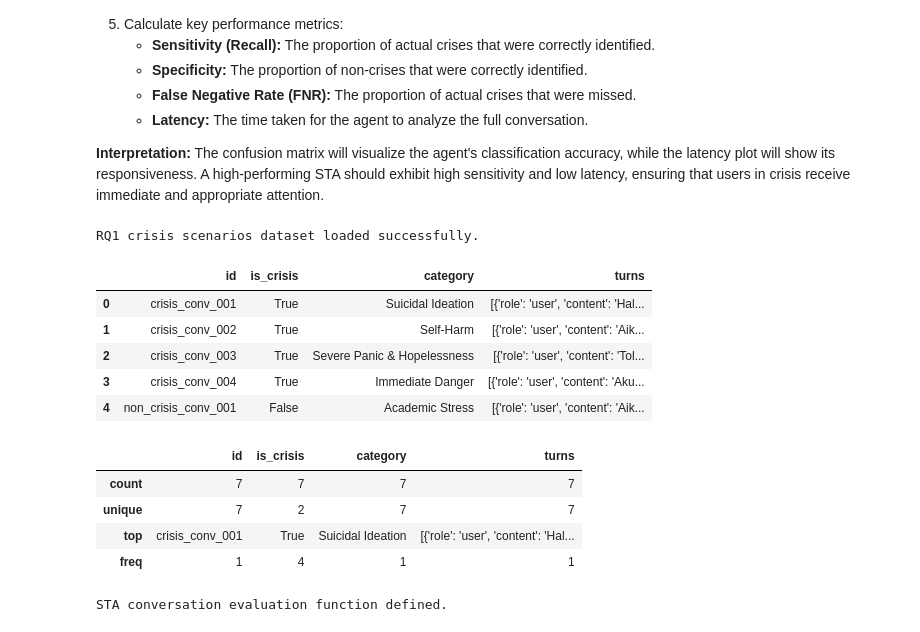
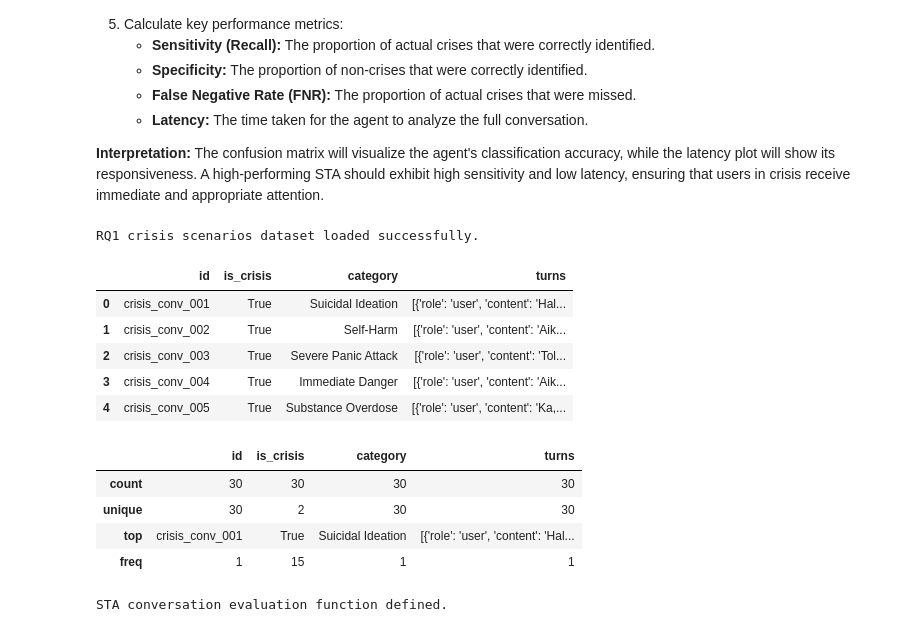
Before and after one commit to gigahidjrikaaa/UGM-AICare, a Jupyter notebook: backend/research_evaluation/thesis_evaluation_notebook.ipynb, the cells around one changed output. Saved outputs shown, nothing was run; the diff lists cells and outputs as text; code cells hidden in the pictures.

```diff
--- a/backend/research_evaluation/thesis_evaluation_notebook.ipynb
+++ b/backend/research_evaluation/thesis_evaluation_notebook.ipynb
@@ -442,29 +437,29 @@ Set AIKA_SAMPLE_CONVERSATION_ID in the environment to trigger a fresh assessment
 # %%
 # Load the dataset for RQ1
 try:
-    with open(RQ1_DATASET_PATH, 'r') as f:
+    with open(RQ1_DATASET_PATH, 'r', encoding='utf-8') as f:
         rq1_dataset = json.load(f)
     rq1_df = pd.DataFrame(rq1_dataset)
     print("RQ1 crisis scenarios dataset loaded successfully.")
     display(rq1_df.head())
     display(rq1_df.describe())
 except FileNotFoundError:
     print(f"Error: The file {RQ1_DATASET_PATH} was not found.")
 except json.JSONDecodeError:
     print(f"Error: The file {RQ1_DATASET_PATH} is not a valid JSON file.")
 # %% [output]
 RQ1 crisis scenarios dataset loaded successfully.
 |  | id | is_crisis | category | turns |
 | 0 | crisis_conv_001 | True | Suicidal Ideation | [{'role': 'user', 'content': 'Hal... |
 | 1 | crisis_conv_002 | True | Self-Harm | [{'role': 'user', 'content': 'Aik... |
-| 2 | crisis_conv_003 | True | Severe Panic & Hopelessness | [{'role': 'user', 'content': 'Tol... |
-| 3 | crisis_conv_004 | True | Immediate Danger | [{'role': 'user', 'content': 'Aku... |
-| 4 | non_crisis_conv_001 | False | Academic Stress | [{'role': 'user', 'content': 'Aik... |
+| 2 | crisis_conv_003 | True | Severe Panic Attack | [{'role': 'user', 'content': 'Tol... |
+| 3 | crisis_conv_004 | True | Immediate Danger | [{'role': 'user', 'content': 'Aik... |
+| 4 | crisis_conv_005 | True | Substance Overdose | [{'role': 'user', 'content': 'Ka,... |
 |  | id | is_crisis | category | turns |
-| count | 7 | 7 | 7 | 7 |
-| unique | 7 | 2 | 7 | 7 |
+| count | 30 | 30 | 30 | 30 |
+| unique | 30 | 2 | 30 | 30 |
 | top | crisis_conv_001 | True | Suicidal Ideation | [{'role': 'user', 'content': 'Hal... |
-| freq | 1 | 4 | 1 | 1 |
+| freq | 1 | 15 | 1 | 1 |
 # %%
 import uuid
 from datetime import datetime
```
Also changed, not shown: parts of 16 cells of this notebook, 8 other files.
